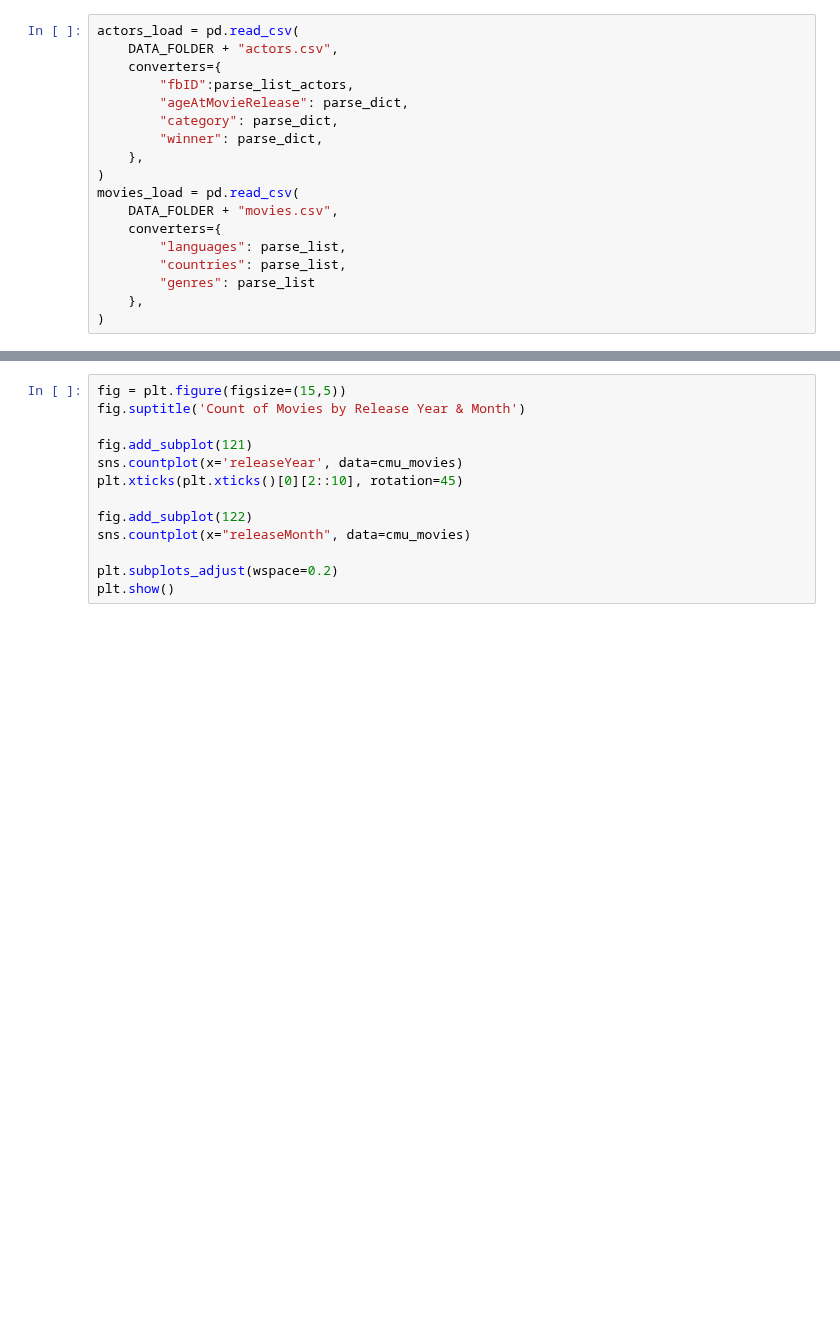
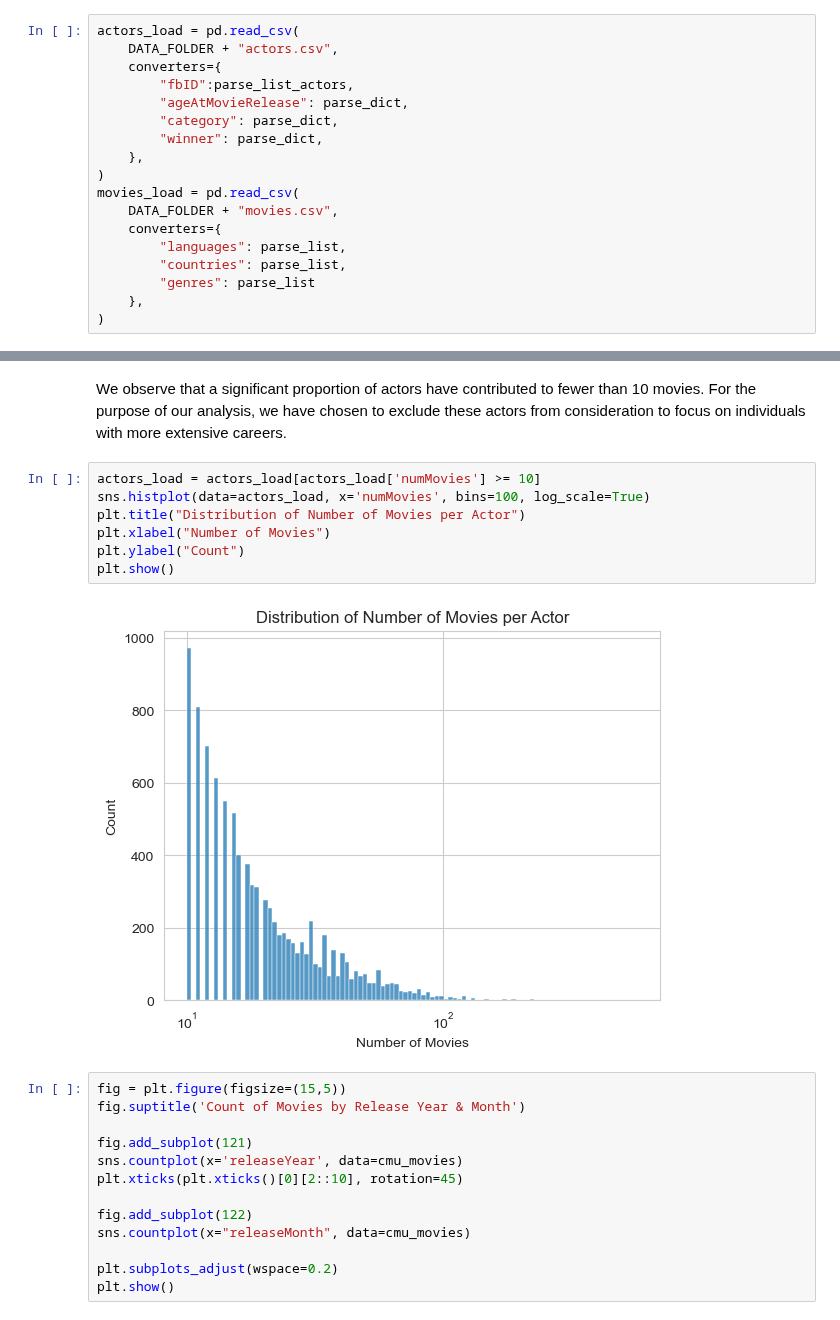
Before and after one commit to epfl-ada/ada-2023-project-lovelace, a Jupyter notebook: Code/project_milestone_2.ipynb, the cells around one changed output, grey strips where cells are left out. Saved outputs shown, nothing was run; the diff lists cells and outputs as text; blank space fills up the shorter version.

```diff
--- a/Code/project_milestone_2.ipynb
+++ b/Code/project_milestone_2.ipynb
@@ -664,3 +694,14 @@ explode_on_movies(actors_load)
+# %% [markdown]
+We observe that a significant proportion of actors have contributed to fewer than 10 movies. For the purpose of our analysis, we have chosen to exclude these actors from consideration to focus on individuals with more extensive careers.
+# %%
+actors_load = actors_load[actors_load['numMovies'] >= 10]
+sns.histplot(data=actors_load, x='numMovies', bins=100, log_scale=True)
+plt.title("Distribution of Number of Movies per Actor")
+plt.xlabel("Number of Movies")
+plt.ylabel("Count")
+plt.show()
+# %% [output]
+[figure, added]
 # %%
 fig = plt.figure(figsize=(15,5))
 fig.suptitle('Count of Movies by Release Year & Month')
```
Also changed, not shown: parts of 7 cells of this notebook.
